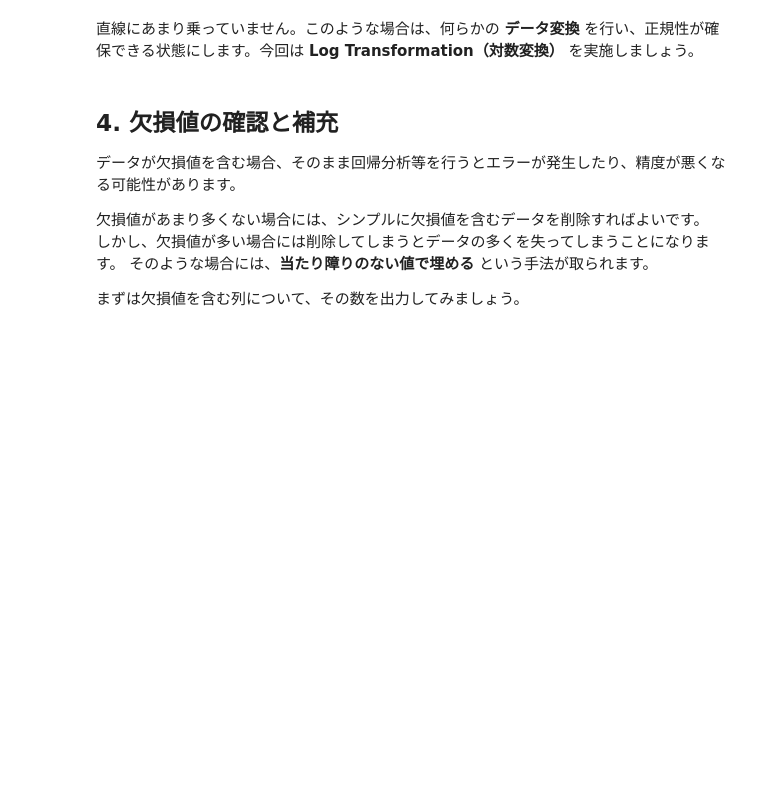
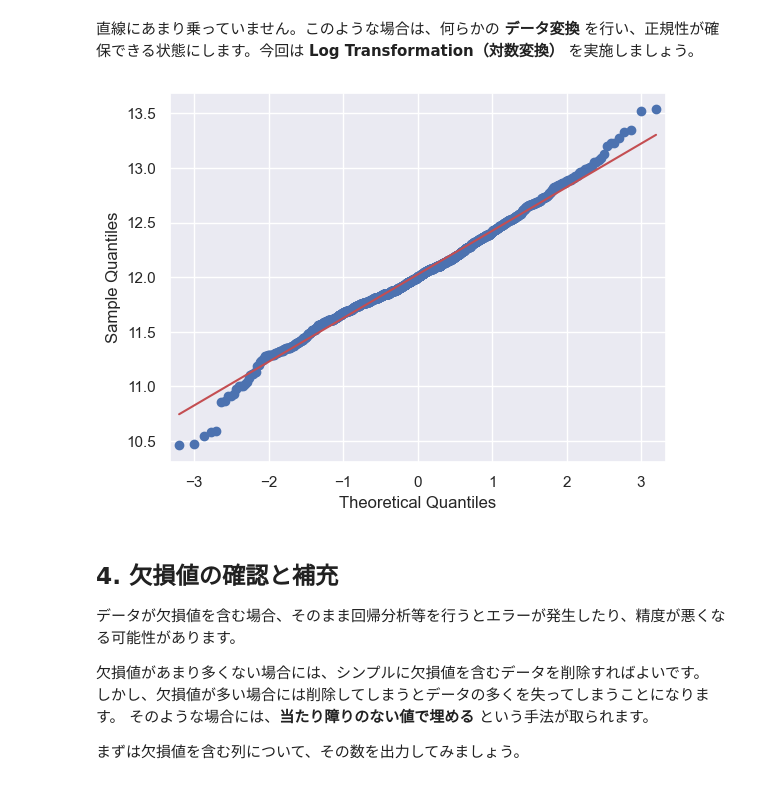
Before and after one commit to TakaoEnomoto/dsdev, a Jupyter notebook: Lesson13_Skills/課題8：住宅価格のデータ解析.ipynb, the cells around one changed output. Drawn from its saved outputs; the diff is of its cells as text; code cells hidden in the pictures; blank space fills up the shorter version.

```diff
--- a/Lesson13_Skills/課題8：住宅価格のデータ解析.ipynb
+++ b/Lesson13_Skills/課題8：住宅価格のデータ解析.ipynb
@@ -45,5 +50,8 @@ sns.set()
 # %%
 # 再度priceについてQ-Qプロットを確認
+fig_log = sm.qqplot(data['price'], line='s')
+# %% [output]
+[figure, added]
 # %% [markdown]
 ## 4. 欠損値の確認と補充
 
```
Also changed, not shown: parts of 7 cells of this notebook.
